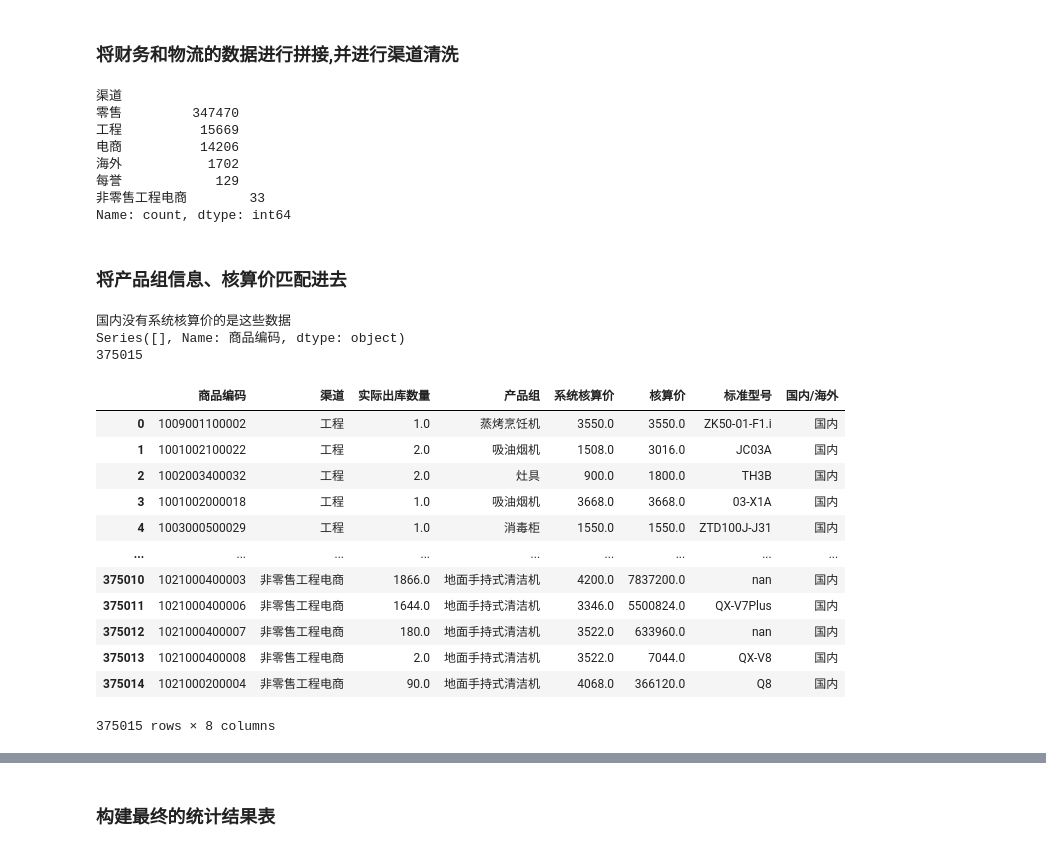
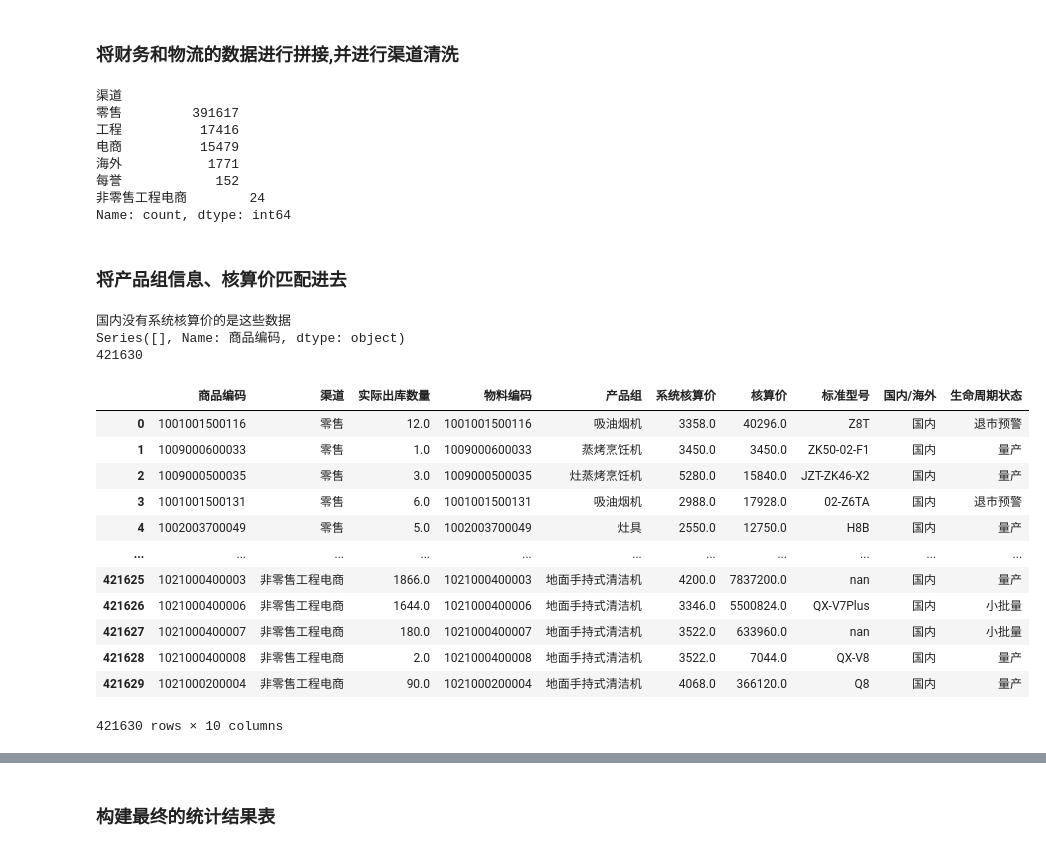
Before and after one commit to zb1005/python-tool, a Jupyter notebook: 零件报告/单型号贡献、低效、长尾/单型号贡献.ipynb, the cells around one changed output, grey strips where cells are left out. Drawn from its saved outputs; the diff is of its cells as text; code cells hidden in the pictures.

```diff
--- a/零件报告/单型号贡献、低效、长尾/单型号贡献.ipynb
+++ b/零件报告/单型号贡献、低效、长尾/单型号贡献.ipynb
@@ -184,17 +181,20 @@ Name: count, dtype: int64
 ### 将财务和物流的数据进行拼接,并进行渠道清洗
 # %%
 df0 = pd.concat([df, df_caiwu], axis=0).reset_index(drop=True)
-df0['商品编码'] = df0['商品编码'].astype(str)
+df0.to_excel(r'C:\Users\zhangbon\Desktop\总发货.xlsx', index=False)
+df0['物料编码'] = df0['商品编码'].astype(str)
 df0['渠道'] = df0['渠道'].map(Channel_map).fillna('非零售工程电商')
-df0 = df0[df0['渠道']!='无'].reset_index(drop=True)
+df0 = df0[(df0['渠道']!='无') &
+        (df0['物料编码'].str.len()>=10)
+        ].reset_index(drop=True)
 df0['渠道'].value_counts()
 # df0
 # %% [output]
 渠道
-零售         347470
-工程          15669
-电商          14206
-海外           1702
-每誉            129
-非零售工程电商        33
+零售         391617
+工程          17416
+电商          15479
+海外           1771
+每誉            152
+非零售工程电商        24
 Name: count, dtype: int64
@@ -203,8 +205,8 @@ Name: count, dtype: int64
 # %%
 # 复制df
 df1 = df0.copy()
-df1[['商品编码','渠道']] = df1[['商品编码','渠道']].astype(str)
-df1[['实际出库数量']] = df1[['实际出库数量']].astype(float)
+df1['物料编码'] = df1['物料编码'].astype(str)
+df1['实际出库数量'] = df1['实际出库数量'].astype(float)
 
 # PLM产品数据导入
 df_product_group = pd.read_excel(fr"D:\000物料报表\{month}\单型号贡献-低效-长尾\产品生命周期状态全表.xlsx")
@@ -219,9 +221,11 @@ product_group_map = dict(zip(df_product_group['物料号'],df_product_group['产
 product_standard = dict(zip(df_product_group['物料号'],df_product_group['标准型号']))
 #记录国内/海外状态
 product_country = dict(zip(df_product_group['物料号'],df_product_group['国内/海外']))
+#记录生命周期状态
+product_status = dict(zip(df_product_group['物料号'],df_product_group['产品状态']))
 # %%
 # 导入财务的核算价
-df_price = pd.read_excel(fr"D:\000物料报表\{month}\单型号贡献-低效-长尾\核算价-20250930.xlsx")
+df_price = pd.read_excel(fr"D:\000物料报表\{month}\单型号贡献-低效-长尾\核算价.xlsx")
 df_price['产品编码'] = df_price['产品编码'].astype(str)
 df_price['系统核算价'] = df_price['系统核算价'].astype(float)
 # df_price
@@ -229,29 +233,30 @@ product_price_map = dict(zip(df_price['产品编码'],df_price['系统核算价'
 # %%
 
 df1['产品组'] = df1['商品编码'].map(product_group_map)
 df1['系统核算价'] = df1['商品编码'].map(product_price_map)
 df1['核算价'] = df1['系统核算价'] * df1['实际出库数量']
 df1['标准型号'] = df1['商品编码'].map(product_standard)
 df1['国内/海外'] = df1['商品编码'].map(product_country)
+df1['生命周期状态'] = df1['商品编码'].map(product_status)
 df1 = df1[df1['商品编码'].str.startswith('10')].reset_index(drop=True)
 #这里要提示哪些数据的系统核算价是空的
 print(f'国内没有系统核算价的是这些数据\n{df1[(df1['系统核算价'].isnull()&(df1['国内/海外']=='国内'))]['商品编码'].drop_duplicates()}')
 print(len(df1))
 df1
 # %% [output]
 国内没有系统核算价的是这些数据
 Series([], Name: 商品编码, dtype: object)
-375015
+421630
-|  | 商品编码 | 渠道 | 实际出库数量 | 产品组 | 系统核算价 | 核算价 | 标准型号 | 国内/海外 |
-| 0 | 1009001100002 | 工程 | 1.0 | 蒸烤烹饪机 | 3550.0 | 3550.0 | ZK50-01-F1.i | 国内 |
-| 1 | 1001002100022 | 工程 | 2.0 | 吸油烟机 | 1508.0 | 3016.0 | JC03A | 国内 |
-| 2 | 1002003400032 | 工程 | 2.0 | 灶具 | 900.0 | 1800.0 | TH3B | 国内 |
-| 3 | 1001002000018 | 工程 | 1.0 | 吸油烟机 | 3668.0 | 3668.0 | 03-X1A | 国内 |
-| 4 | 1003000500029 | 工程 | 1.0 | 消毒柜 | 1550.0 | 1550.0 | ZTD100J-J31 | 国内 |
-| ... | ... | ... | ... | ... | ... | ... | ... | ... |
-| 375010 | 1021000400003 | 非零售工程电商 | 1866.0 | 地面手持式清洁机 | 4200.0 | 7837200.0 | nan | 国内 |
-| 375011 | 1021000400006 | 非零售工程电商 | 1644.0 | 地面手持式清洁机 | 3346.0 | 5500824.0 | QX-V7Plus | 国内 |
-| 375012 | 1021000400007 | 非零售工程电商 | 180.0 | 地面手持式清洁机 | 3522.0 | 633960.0 | nan | 国内 |
-| 375013 | 1021000400008 | 非零售工程电商 | 2.0 | 地面手持式清洁机 | 3522.0 | 7044.0 | QX-V8 | 国内 |
-| 375014 | 1021000200004 | 非零售工程电商 | 90.0 | 地面手持式清洁机 | 4068.0 | 366120.0 | Q8 | 国内 |
+|  | 商品编码 | 渠道 | 实际出库数量 | 物料编码 | 产品组 | 系统核算价 | 核算价 | 标准型号 | 国内/海外 | 生命周期状态 |
+| 0 | 1001001500116 | 零售 | 12.0 | 1001001500116 | 吸油烟机 | 3358.0 | 40296.0 | Z8T | 国内 | 退市预警 |
+| 1 | 1009000600033 | 零售 | 1.0 | 1009000600033 | 蒸烤烹饪机 | 3450.0 | 3450.0 | ZK50-02-F1 | 国内 | 量产 |
+| 2 | 1009000500035 | 零售 | 3.0 | 1009000500035 | 灶蒸烤烹饪机 | 5280.0 | 15840.0 | JZT-ZK46-X2 | 国内 | 量产 |
+| 3 | 1001001500131 | 零售 | 6.0 | 1001001500131 | 吸油烟机 | 2988.0 | 17928.0 | 02-Z6TA | 国内 | 退市预警 |
+| 4 | 1002003700049 | 零售 | 5.0 | 1002003700049 | 灶具 | 2550.0 | 12750.0 | H8B | 国内 | 量产 |
+| ... | ... | ... | ... | ... | ... | ... | ... | ... | ... | ... |
+| 421625 | 1021000400003 | 非零售工程电商 | 1866.0 | 1021000400003 | 地面手持式清洁机 | 4200.0 | 7837200.0 | nan | 国内 | 量产 |
+| 421626 | 1021000400006 | 非零售工程电商 | 1644.0 | 1021000400006 | 地面手持式清洁机 | 3346.0 | 5500824.0 | QX-V7Plus | 国内 | 小批量 |
+| 421627 | 1021000400007 | 非零售工程电商 | 180.0 | 1021000400007 | 地面手持式清洁机 | 3522.0 | 633960.0 | nan | 国内 | 小批量 |
+| 421628 | 1021000400008 | 非零售工程电商 | 2.0 | 1021000400008 | 地面手持式清洁机 | 3522.0 | 7044.0 | QX-V8 | 国内 | 量产 |
+| 421629 | 1021000200004 | 非零售工程电商 | 90.0 | 1021000200004 | 地面手持式清洁机 | 4068.0 | 366120.0 | Q8 | 国内 | 量产 |
-375015 rows × 8 columns
+421630 rows × 10 columns
```
Also changed, not shown: parts of 18 cells of this notebook, 10 other files.
